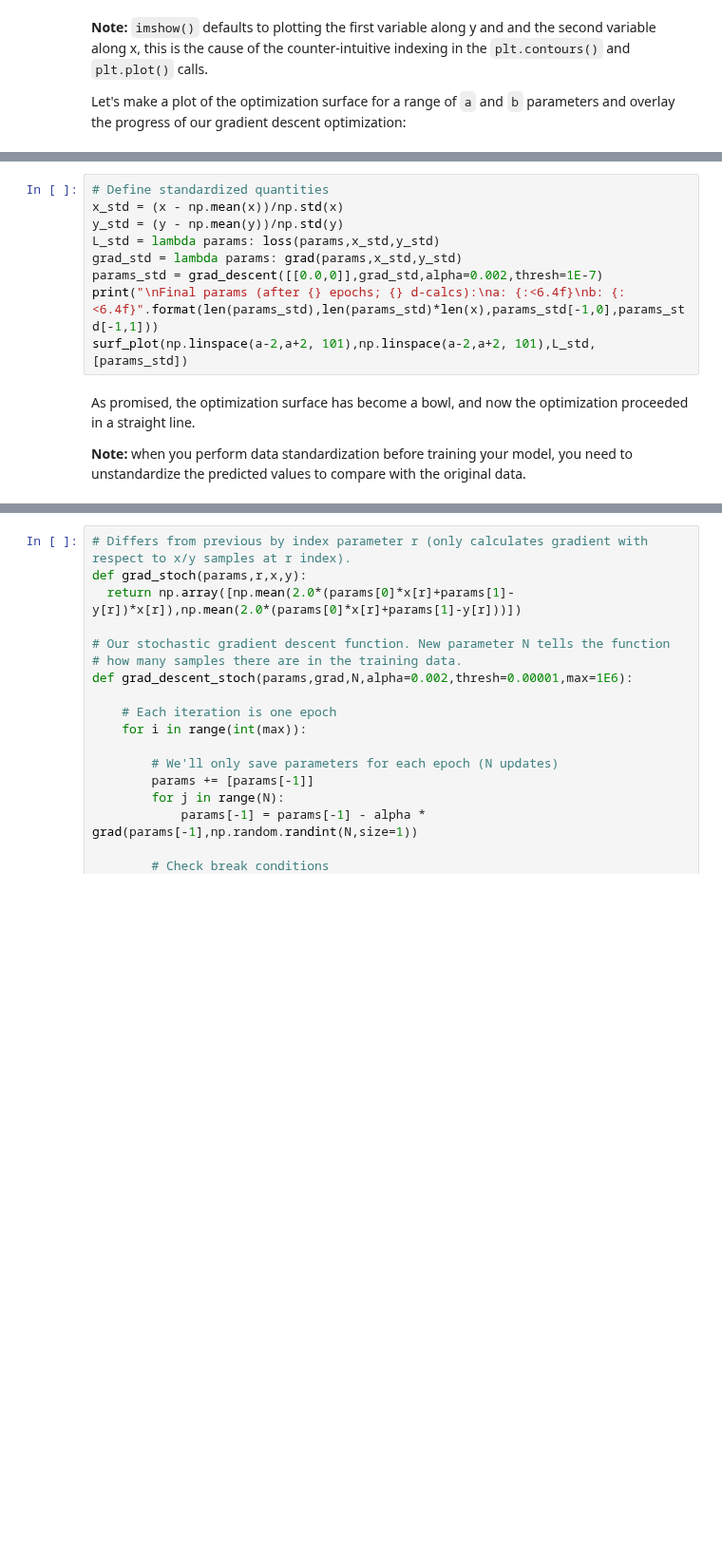
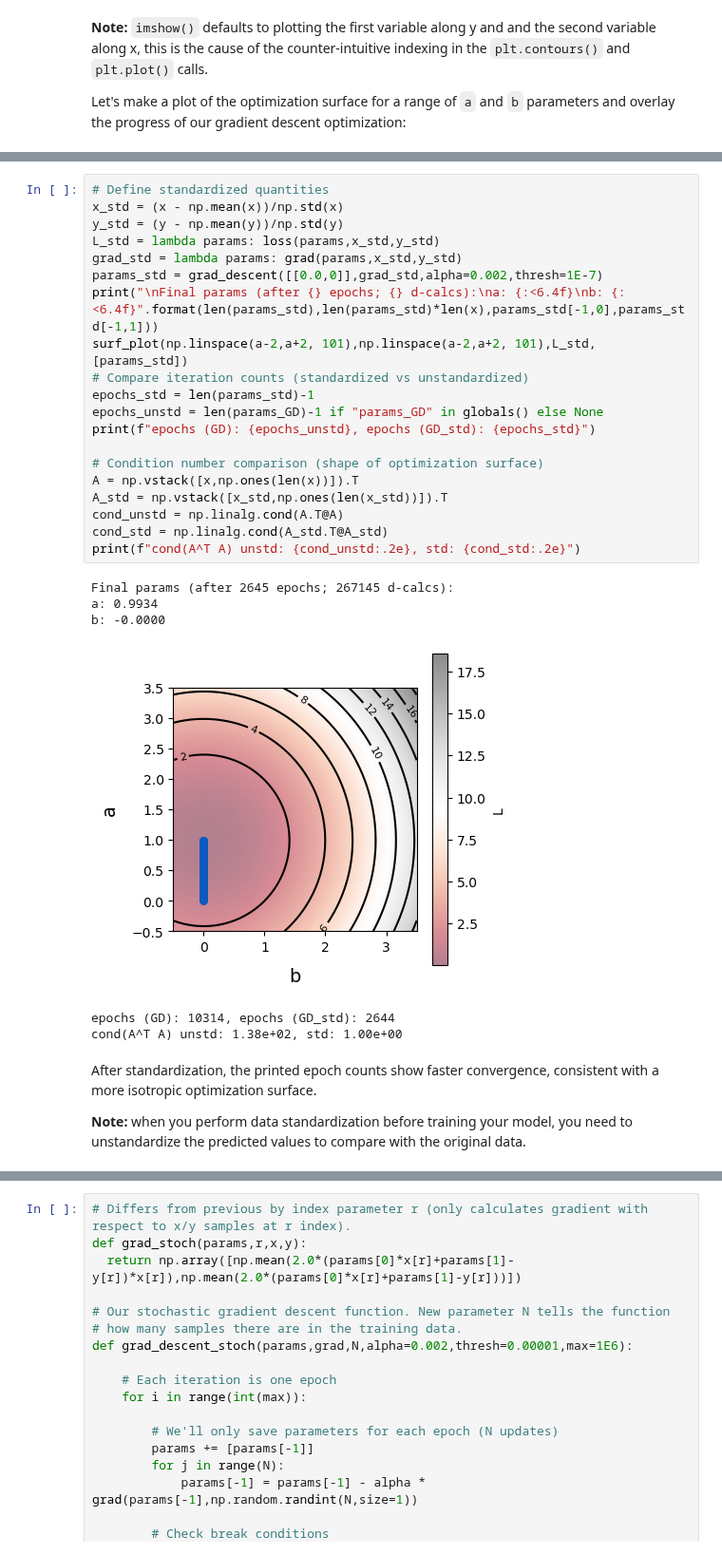
Before and after one commit to SECQUOIA/PU_CHE597_S2025, a Jupyter notebook: 9-Gradient_Based_Optimization/Optimization-Gradient_Based.ipynb, the cells around one changed output, grey strips where cells are left out. Shown at 95% size. Cells and saved outputs as stored; diff of their text form; blank space fills up the shorter version.

Commit message:
Fix gradient-based optimization notebook outputs and errors

```diff
--- a/9-Gradient_Based_Optimization/Optimization-Gradient_Based.ipynb
+++ b/9-Gradient_Based_Optimization/Optimization-Gradient_Based.ipynb
@@ -306,14 +368,32 @@ where $\mu_{x}$ is the mean of $\mathbf{x}$ and $\sigma_{x}$ is the standard dev
 # %%
 # Define standardized quantities
 x_std = (x - np.mean(x))/np.std(x)
 y_std = (y - np.mean(y))/np.std(y)
 L_std = lambda params: loss(params,x_std,y_std)
 grad_std = lambda params: grad(params,x_std,y_std)
 params_std = grad_descent([[0.0,0]],grad_std,alpha=0.002,thresh=1E-7)
 print("\nFinal params (after {} epochs; {} d-calcs):\na: {:<6.4f}\nb: {:<6.4f}".format(len(params_std),len(params_std)*len(x),params_std[-1,0],params_std[-1,1]))
 surf_plot(np.linspace(a-2,a+2, 101),np.linspace(a-2,a+2, 101),L_std,[params_std])
+# Compare iteration counts (standardized vs unstandardized)
+epochs_std = len(params_std)-1
+epochs_unstd = len(params_GD)-1 if "params_GD" in globals() else None
+print(f"epochs (GD): {epochs_unstd}, epochs (GD_std): {epochs_std}")
+
+# Condition number comparison (shape of optimization surface)
+A = np.vstack([x,np.ones(len(x))]).T
+A_std = np.vstack([x_std,np.ones(len(x_std))]).T
+cond_unstd = np.linalg.cond(A.T@A)
+cond_std = np.linalg.cond(A_std.T@A_std)
+print(f"cond(A^T A) unstd: {cond_unstd:.2e}, std: {cond_std:.2e}")
+# %% [output]
+Final params (after 2645 epochs; 267145 d-calcs):
+a: 0.9934
+b: -0.0000
+[figure, added]
+epochs (GD): 10314, epochs (GD_std): 2644
+cond(A^T A) unstd: 1.38e+02, std: 1.00e+00
 # %% [markdown]
-As promised, the optimization surface has become a bowl, and now the optimization proceeded in a straight line.
+After standardization, the printed epoch counts show faster convergence, consistent with a more isotropic optimization surface.
 
 <b>Note:</b> when you perform data standardization before training your model, you need to unstandardize the predicted values to compare with the original data.
 # %% [markdown]
```
Also changed, not shown: parts of 42 cells of this notebook.
